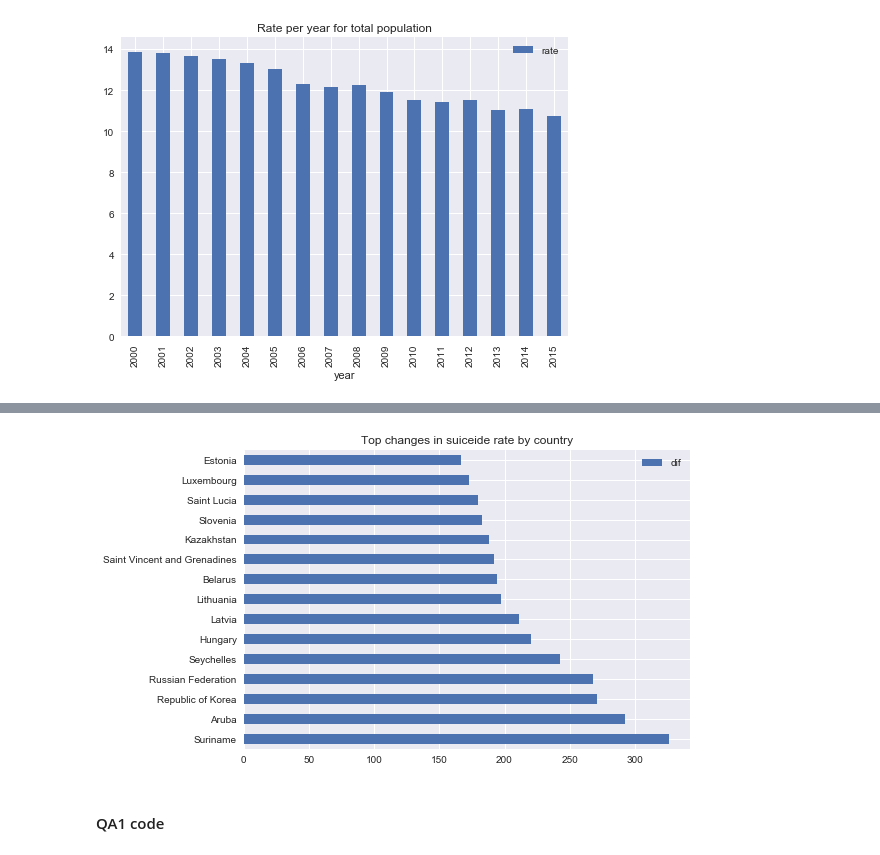
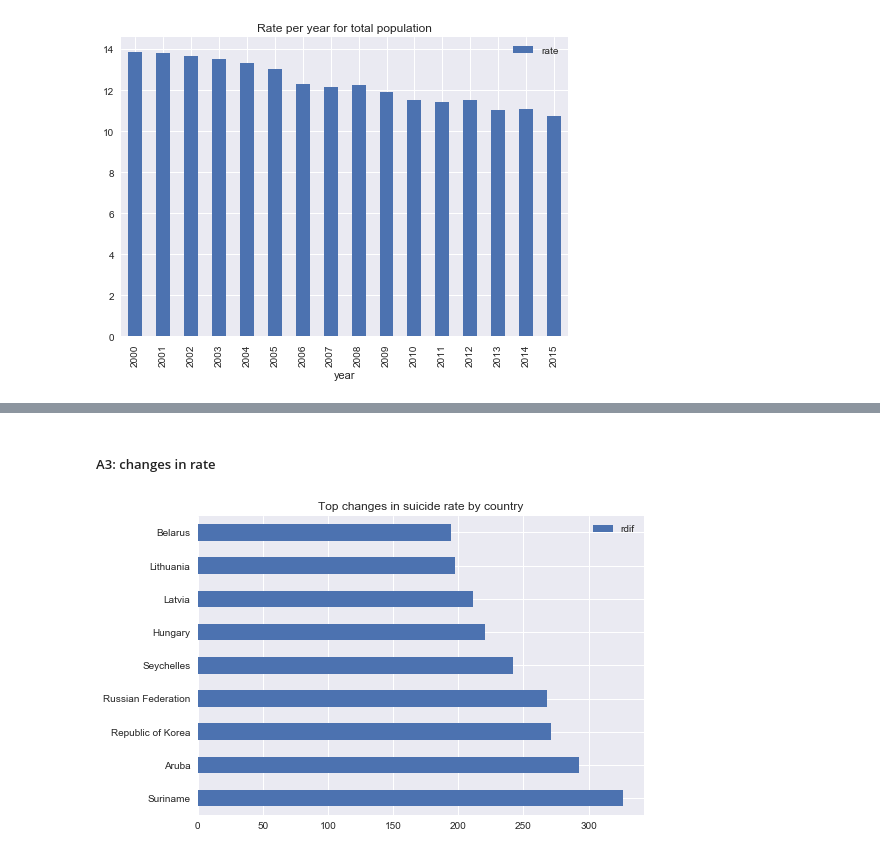
Before and after one commit to v2br/AI_study, a Jupyter notebook: preBootUnit4/suiside_review.ipynb, the cells around one changed output, grey strips where cells are left out. Drawn from its saved outputs; the diff is of its cells as text; code cells hidden in the pictures.

```diff
--- a/preBootUnit4/suiside_review.ipynb
+++ b/preBootUnit4/suiside_review.ipynb
@@ -331,8 +355,18 @@ def calc_min_max_idiff(df):
 # %%
 # what countries changed the most in total number and rate.
 # it means groupby by year and country
-
-gcy=dfa.groupby(['country','year']).agg({'rate':sum})
-#gcy.head(11)
-#cc,yy=gcy.index[0]
-#print(gcy['rate'])
+def calc_change(df):
+    gcy=df.groupby(['country','year']).agg({'suicides_no':sum,'population':sum,'rate':sum})
+    gcy.reset_index(level=0, inplace=True)
+    res=calc_min_max_diff(gcy)
+    return res
+# %%
+# Difference in TOTAL number of cases !
+m_w_all_age = calc_change(dfa)
+dts=m_w_all_age.drop(['nmax', 'nmax_year', 'nmin', 'nmin_year', 'rdif' \
+    , 'rmax', 'rmax_year', 'rmin', 'rmin_year'], axis=1)
+dts.sort_values('ndif', inplace=True, ascending=False)
+dtsl=dts[0:9]
+dtsl.plot(kind='barh', title='Top changes in suicide numbers by country')
+plt.savefig("num_diff.png")
+plt.show()
@@ -339,4 +375,3 @@ gcy=dfa.groupby(['country','year']).agg({'rate':sum})
 # %%
-m_w_all_age=calc_min_max_idiff(gcy)
-#sort by the diff
-m_w_all_age.sort_values('diff', inplace=True, ascending=False)
+m_w_all_age.sort_values('rdif', inplace=True, ascending=False)
+m_w_all_age.head(11)
@@ -343,10 +391,15 @@ m_w_all_age.sort_values('diff', inplace=True, ascending=False)
+# %% [markdown]
+##### A3: changes in rate
 # %%
-dts=m_w_all_age.drop(['max','max_year','min','min_year'],axis=1)[0:15]
-dts.plot(kind='barh', title='Top changes in suiceide rate by country')
-plt.savefig("rate_diff_all_ages_m_w.png")
+dts=m_w_all_age.drop(['nmax', 'nmax_year', 'nmin', 'nmin_year', 'ndif' \
+    , 'rmax', 'rmax_year', 'rmin', 'rmin_year'], axis=1)
+dts.sort_values('rdif', inplace=True, ascending=False)
+dtsl=dts[0:9]
+dtsl.plot(kind='barh', title='Top changes in suicide rate by country')
+plt.savefig("rate_diff.png")
 plt.show()
 # %% [output]
-[figure, old version]
+[figure, new version]
 # %%
 # plot it
 # plot top n countries
@@ -373,2 +418,0 @@ df.head(5)
-# %% [markdown]
-#### QA1 code
```
Also changed, not shown: parts of 47 cells of this notebook, 12 other files.
